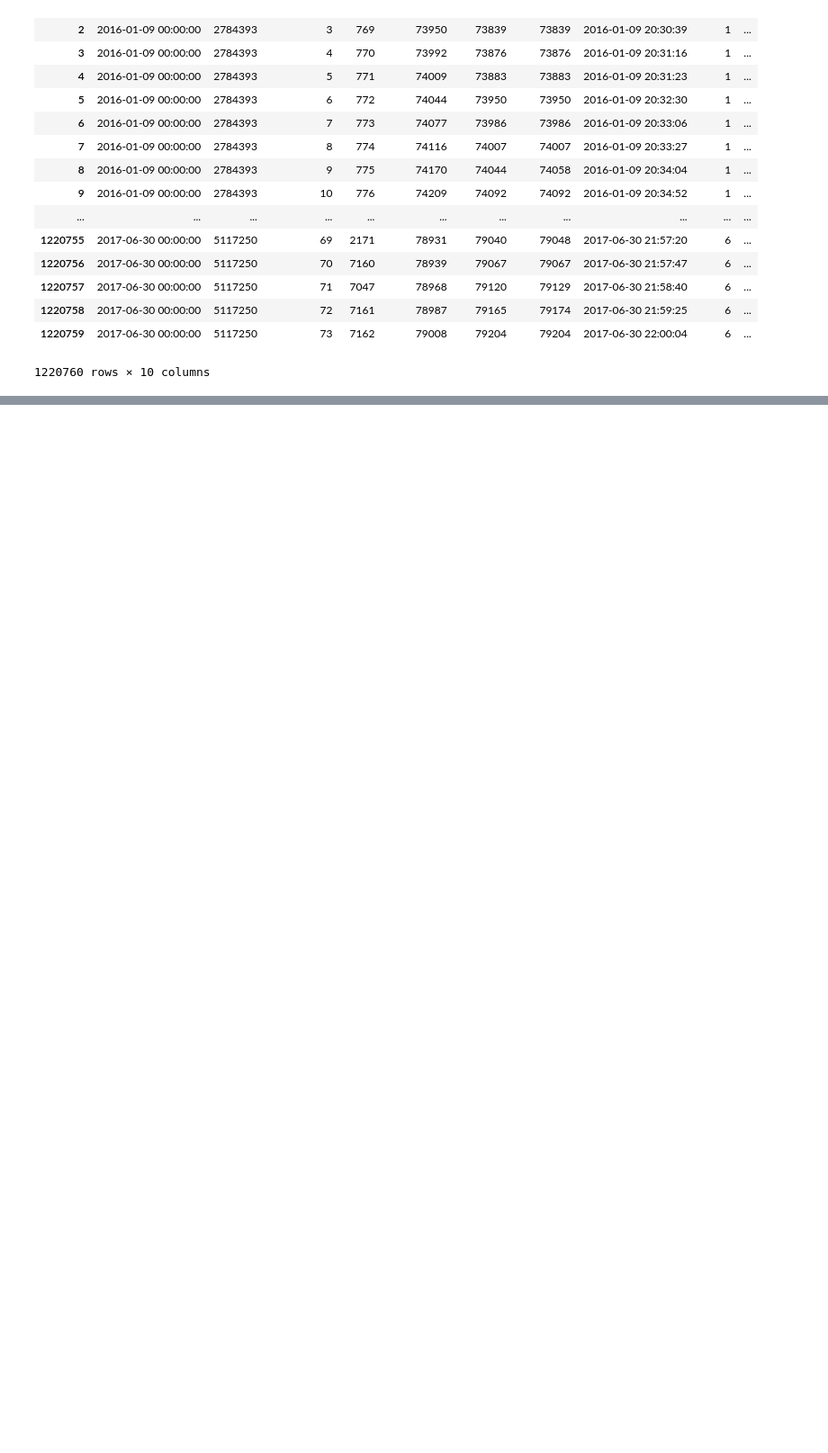
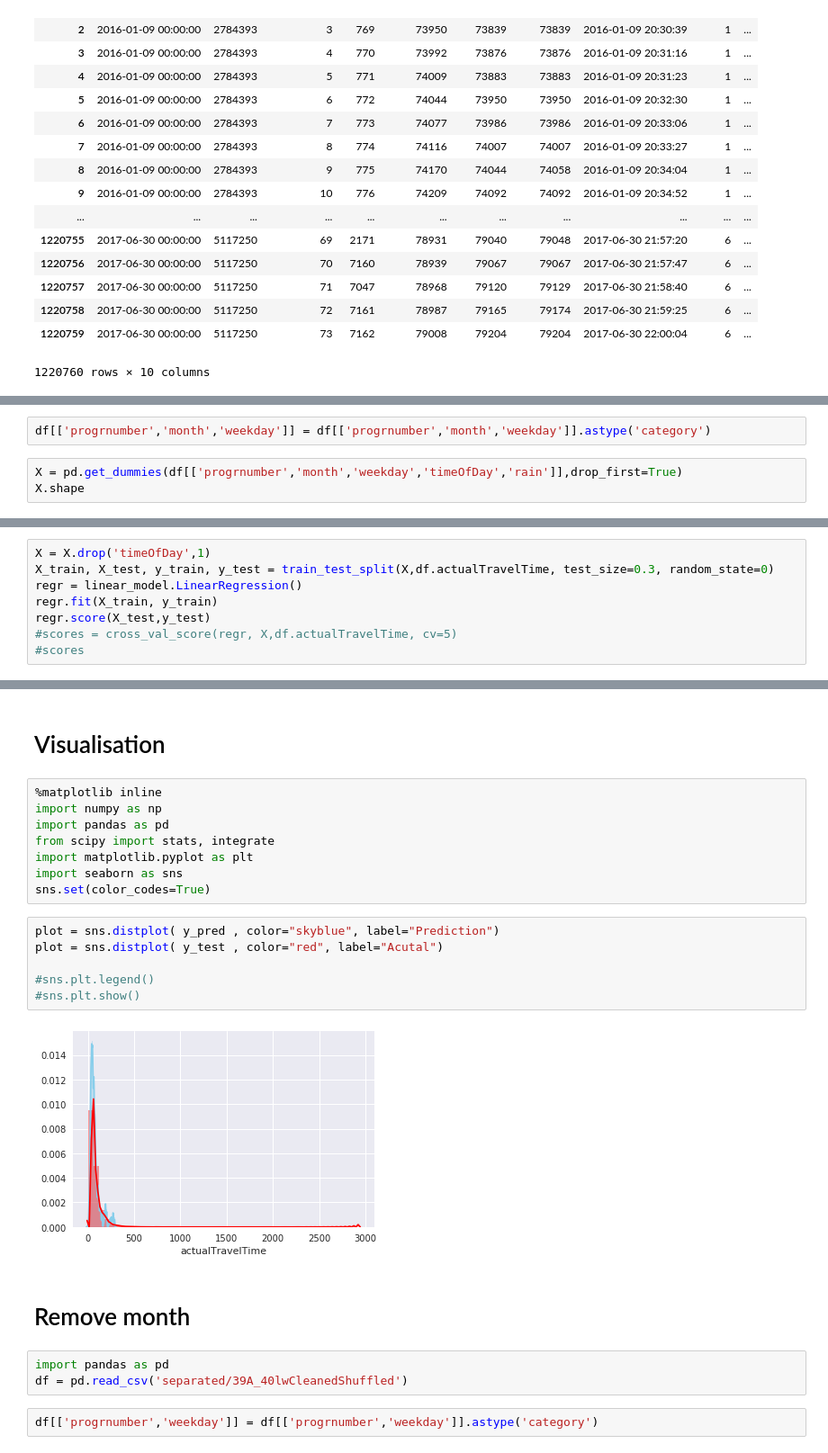
Before and after one commit to xinyuewang1/DublinBusDataAnalysis, a Jupyter notebook: caseStudy39A.ipynb, the cells around one changed output, grey strips where cells are left out. Shown at 90% size. Saved outputs shown, nothing was run; the diff lists cells and outputs as text; blank space fills up the shorter version.

```diff
--- a/caseStudy39A.ipynb
+++ b/caseStudy39A.ipynb
@@ -2210,0 +2671,5 @@ But two things I would like to try now:
+# %%
+df[['progrnumber','month','weekday']] = df[['progrnumber','month','weekday']].astype('category')
+# %%
+X = pd.get_dummies(df[['progrnumber','month','weekday','timeOfDay','rain']],drop_first=True)
+X.shape
@@ -2210,0 +2725,8 @@ But two things I would like to try now:
+# %%
+X = X.drop('timeOfDay',1)
+X_train, X_test, y_train, y_test = train_test_split(X,df.actualTravelTime, test_size=0.3, random_state=0)
+regr = linear_model.LinearRegression()
+regr.fit(X_train, y_train)
+regr.score(X_test,y_test)
+#scores = cross_val_score(regr, X,df.actualTravelTime, cv=5)
+#scores
@@ -2210,0 +2750,25 @@ But two things I would like to try now:
+# %% [markdown]
+# Visualisation
+# %%
+%matplotlib inline
+import numpy as np
+import pandas as pd
+from scipy import stats, integrate
+import matplotlib.pyplot as plt
+import seaborn as sns
+sns.set(color_codes=True)
+# %%
+plot = sns.distplot( y_pred , color="skyblue", label="Prediction")
+plot = sns.distplot( y_test , color="red", label="Acutal")
+
+#sns.plt.legend()
+#sns.plt.show()
+# %% [output]
+[figure, added]
+# %% [markdown]
+# Remove month
+# %%
+import pandas as pd
+df = pd.read_csv('separated/39A_40lwCleanedShuffled')
+# %%
+df[['progrnumber','weekday']] = df[['progrnumber','weekday']].astype('category')
```
Also changed, not shown: parts of 100 cells of this notebook.
